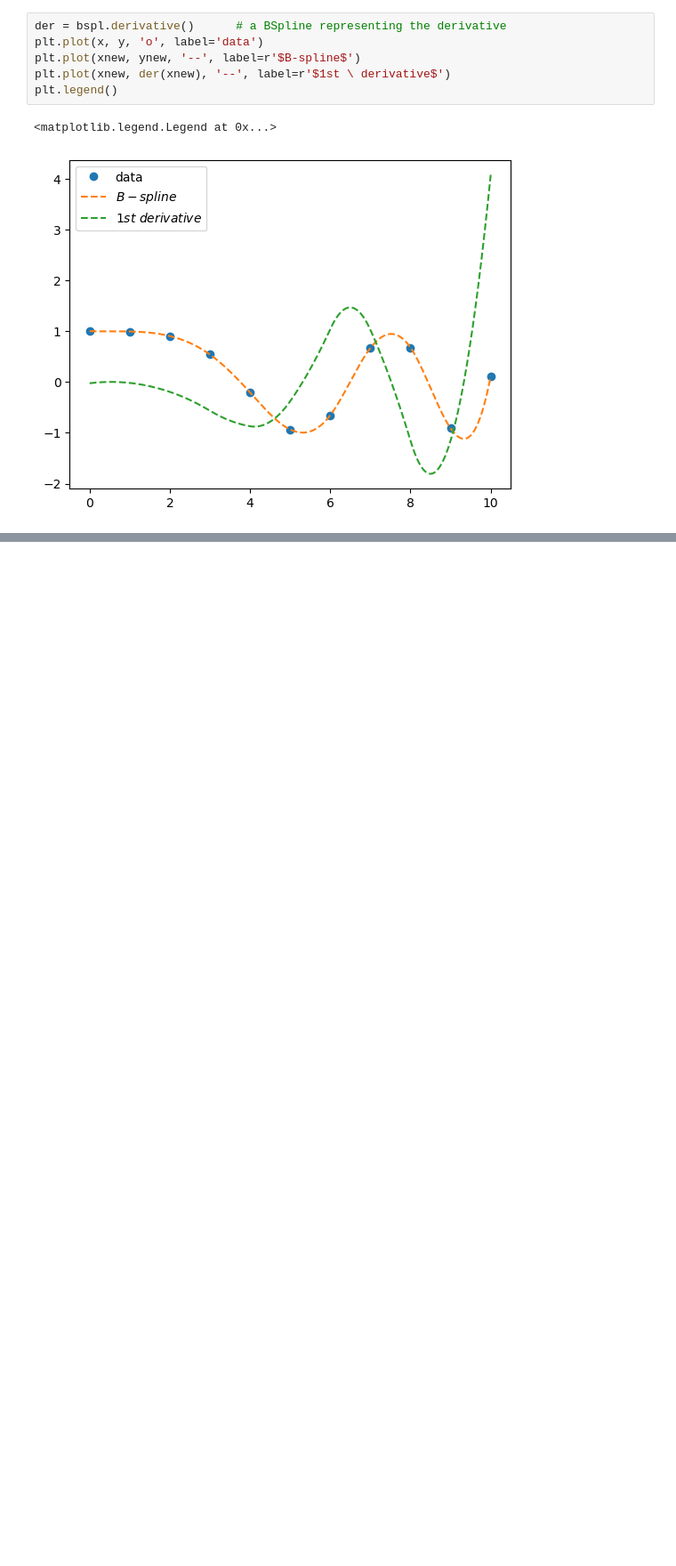
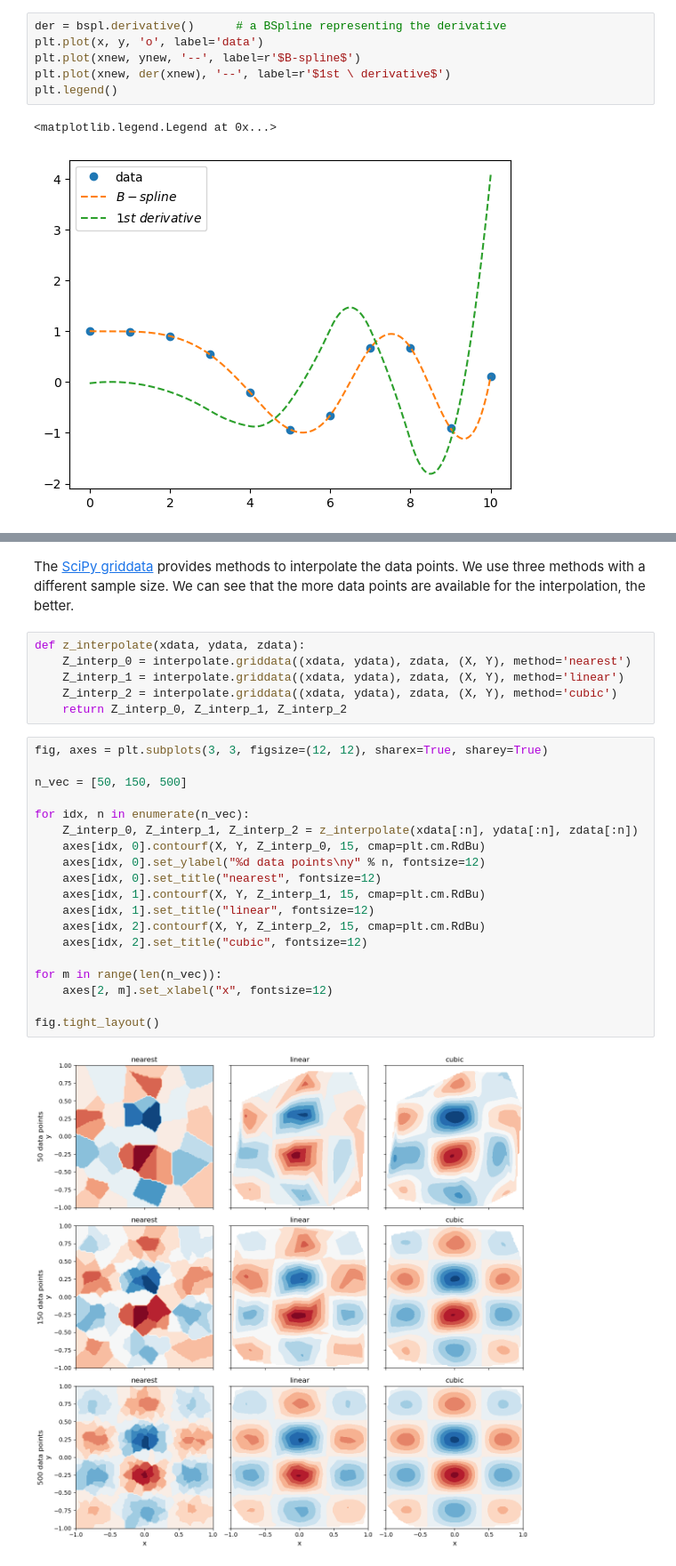
Before and after one commit to luigiselmi/numethods, a Jupyter notebook: johansson/interpolation.ipynb, the cells around one changed output, grey strips where cells are left out. Shown at 89% size. Drawn from its saved outputs; the diff is of its cells as text; blank space fills up the shorter version.

```diff
--- a/johansson/interpolation.ipynb
+++ b/johansson/interpolation.ipynb
@@ -235,0 +338,29 @@ plt.legend()
+# %% [markdown]
+The [SciPy griddata](https://docs.scipy.org/doc/scipy/reference/generated/scipy.interpolate.griddata.html#scipy.interpolate.griddata) provides methods to interpolate the data points. We use three methods with a different sample size. We can see that the more data points are available for the interpolation, the better.
+# %%
+def z_interpolate(xdata, ydata, zdata):
+    Z_interp_0 = interpolate.griddata((xdata, ydata), zdata, (X, Y), method='nearest')
+    Z_interp_1 = interpolate.griddata((xdata, ydata), zdata, (X, Y), method='linear')
+    Z_interp_2 = interpolate.griddata((xdata, ydata), zdata, (X, Y), method='cubic')
+    return Z_interp_0, Z_interp_1, Z_interp_2
+# %%
+fig, axes = plt.subplots(3, 3, figsize=(12, 12), sharex=True, sharey=True)
+
+n_vec = [50, 150, 500]
+
+for idx, n in enumerate(n_vec):
+    Z_interp_0, Z_interp_1, Z_interp_2 = z_interpolate(xdata[:n], ydata[:n], zdata[:n])
+    axes[idx, 0].contourf(X, Y, Z_interp_0, 15, cmap=plt.cm.RdBu)
+    axes[idx, 0].set_ylabel("%d data points\ny" % n, fontsize=12)
+    axes[idx, 0].set_title("nearest", fontsize=12)
+    axes[idx, 1].contourf(X, Y, Z_interp_1, 15, cmap=plt.cm.RdBu)
+    axes[idx, 1].set_title("linear", fontsize=12)
+    axes[idx, 2].contourf(X, Y, Z_interp_2, 15, cmap=plt.cm.RdBu)
+    axes[idx, 2].set_title("cubic", fontsize=12)
+
+for m in range(len(n_vec)):
+    axes[2, m].set_xlabel("x", fontsize=12)
+
+fig.tight_layout()
+# %% [output]
+[figure, added]
```
Also changed, not shown: parts of 28 cells of this notebook.
